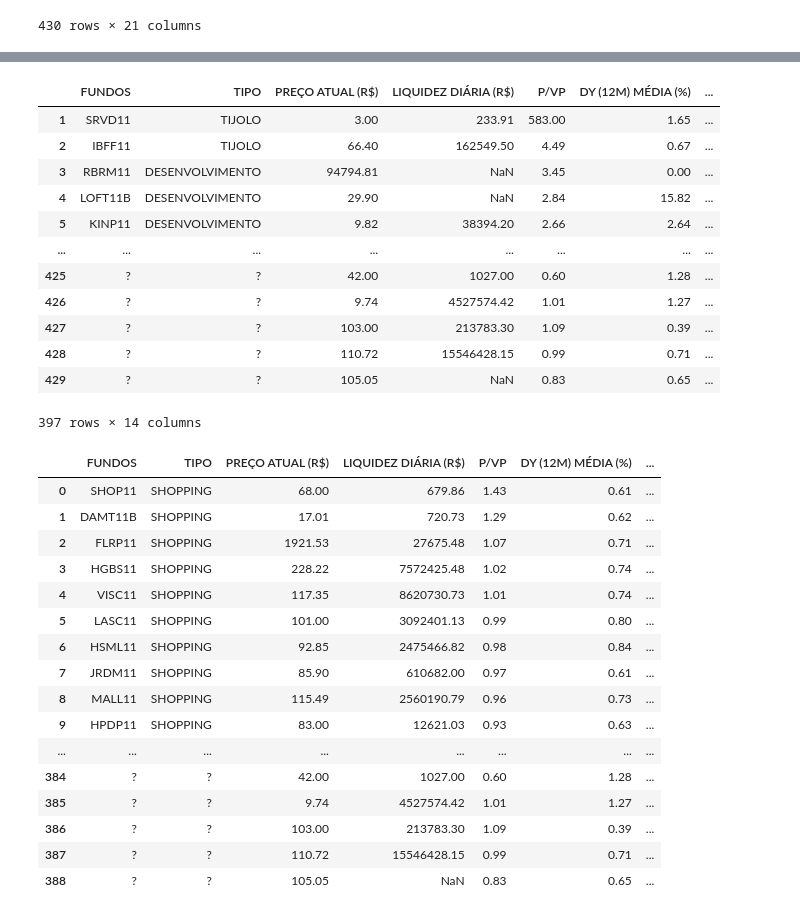
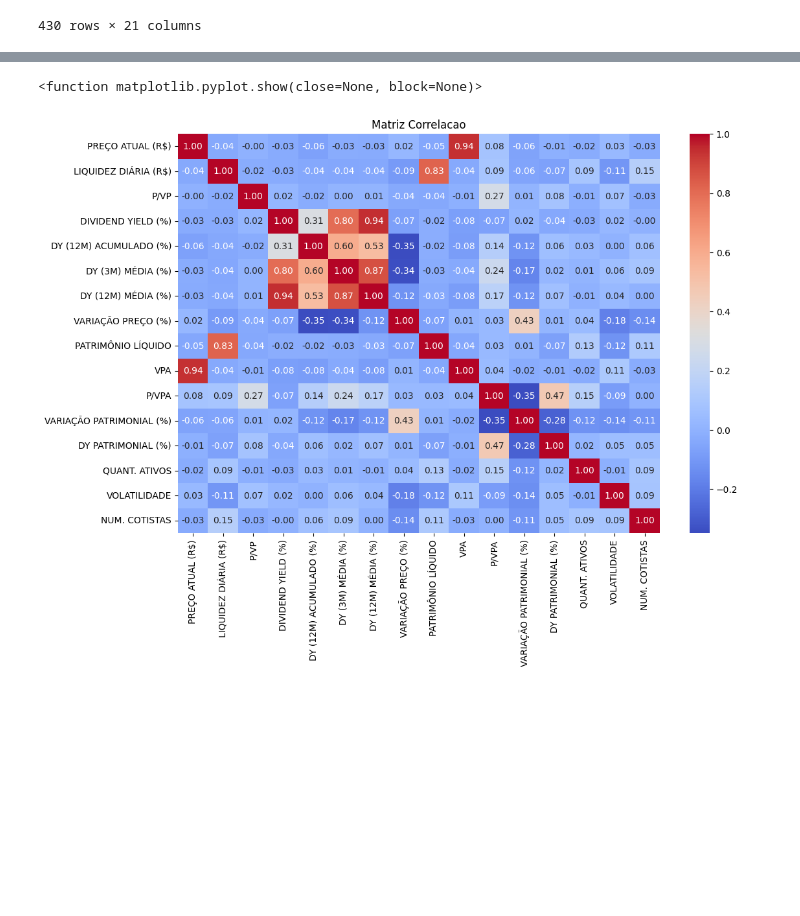
Before and after one commit to P3droSilva/Trabalho2-Mineracao, a Jupyter notebook: Script.ipynb, the cells around one changed output, grey strips where cells are left out. Drawn from its saved outputs; the diff is of its cells as text; code cells hidden in the pictures; blank space fills up the shorter version.

```diff
--- a/Script.ipynb
+++ b/Script.ipynb
@@ -76,21 +75,0 @@ df
-# %%
-# Contando a metade das colunas
-metade_colunas = len(df.columns) // 2
-
-# Dropando linhas onde pelo menos metade das colunas tenham valores NA
-df.dropna(thresh=metade_colunas + 1, axis=0, inplace=True)
-df
-# %% [output]
-|  | FUNDOS | TIPO | PREÇO ATUAL (R$) | LIQUIDEZ DIÁRIA (R$) | P/VP | DY (12M) MÉDIA (%) | ... |
-| 1 | SRVD11 | TIJOLO | 3.00 | 233.91 | 583.00 | 1.65 | ... |
-| 2 | IBFF11 | TIJOLO | 66.40 | 162549.50 | 4.49 | 0.67 | ... |
-| 3 | RBRM11 | DESENVOLVIMENTO | 94794.81 | NaN | 3.45 | 0.00 | ... |
-| 4 | LOFT11B | DESENVOLVIMENTO | 29.90 | NaN | 2.84 | 15.82 | ... |
-| 5 | KINP11 | DESENVOLVIMENTO | 9.82 | 38394.20 | 2.66 | 2.64 | ... |
-| ... | ... | ... | ... | ... | ... | ... | ... |
-| 425 | ? | ? | 42.00 | 1027.00 | 0.60 | 1.28 | ... |
-| 426 | ? | ? | 9.74 | 4527574.42 | 1.01 | 1.27 | ... |
-| 427 | ? | ? | 103.00 | 213783.30 | 1.09 | 0.39 | ... |
-| 428 | ? | ? | 110.72 | 15546428.15 | 0.99 | 0.71 | ... |
-| 429 | ? | ? | 105.05 | NaN | 0.83 | 0.65 | ... |
-397 rows × 14 columns
@@ -128,25 +76,11 @@ dfShopping.loc[:, "DY (12M) MÉDIA (%)"] = dfShopping["DY (12M) MÉDIA (%)"].fil
-# %%
-dfNan = df[df["TIPO"].isna()]
-dfQuestion = df[df["TIPO"] == "?"]
-
-dfCompleto = pd.concat([dfShopping, dfTijolo, dfMisto, dfPapel, dfDesenvolvimento, dfQuestion], ignore_index=True)
-pd.set_option('display.max_rows', None)
-dfCompleto
-# %% [output]
-|  | FUNDOS | TIPO | PREÇO ATUAL (R$) | LIQUIDEZ DIÁRIA (R$) | P/VP | DY (12M) MÉDIA (%) | ... |
-| 0 | SHOP11 | SHOPPING | 68.00 | 679.86 | 1.43 | 0.61 | ... |
-| 1 | DAMT11B | SHOPPING | 17.01 | 720.73 | 1.29 | 0.62 | ... |
-| 2 | FLRP11 | SHOPPING | 1921.53 | 27675.48 | 1.07 | 0.71 | ... |
-| 3 | HGBS11 | SHOPPING | 228.22 | 7572425.48 | 1.02 | 0.74 | ... |
-| 4 | VISC11 | SHOPPING | 117.35 | 8620730.73 | 1.01 | 0.74 | ... |
-| 5 | LASC11 | SHOPPING | 101.00 | 3092401.13 | 0.99 | 0.80 | ... |
-| 6 | HSML11 | SHOPPING | 92.85 | 2475466.82 | 0.98 | 0.84 | ... |
-| 7 | JRDM11 | SHOPPING | 85.90 | 610682.00 | 0.97 | 0.61 | ... |
-| 8 | MALL11 | SHOPPING | 115.49 | 2560190.79 | 0.96 | 0.73 | ... |
-| 9 | HPDP11 | SHOPPING | 83.00 | 12621.03 | 0.93 | 0.63 | ... |
-| ... | ... | ... | ... | ... | ... | ... | ... |
-| 384 | ? | ? | 42.00 | 1027.00 | 0.60 | 1.28 | ... |
-| 385 | ? | ? | 9.74 | 4527574.42 | 1.01 | 1.27 | ... |
-| 386 | ? | ? | 103.00 | 213783.30 | 1.09 | 0.39 | ... |
-| 387 | ? | ? | 110.72 | 15546428.15 | 0.99 | 0.71 | ... |
-| 388 | ? | ? | 105.05 | NaN | 0.83 | 0.65 | ... |
+# %%
+colunas = ["PREÇO ATUAL (R$)", "LIQUIDEZ DIÁRIA (R$)", "P/VP", "DIVIDEND YIELD (%)", "DY (12M) ACUMULADO (%)", "DY (3M) MÉDIA (%)", "DY (12M) MÉDIA (%)", "VARIAÇÃO PREÇO (%)", "PATRIMÔNIO LÍQUIDO", "VPA", "P/VPA","VARIAÇÃO PATRIMONIAL (%)", "DY PATRIMONIAL (%)",	"QUANT. ATIVOS", "VOLATILIDADE", "NUM. COTISTAS"]
+matriz_cor = df[colunas].corr()
+
+plt.figure(figsize=(12,8))
+sns.heatmap(matriz_cor, annot=True, cmap='coolwarm', fmt='.2f')
+plt.title("Matriz Correlacao")
+plt.show
+# %% [output]
+<function matplotlib.pyplot.show(close=None, block=None)>
+[figure, added]
```
Also changed, not shown: parts of 5 cells of this notebook, 1 other file.
